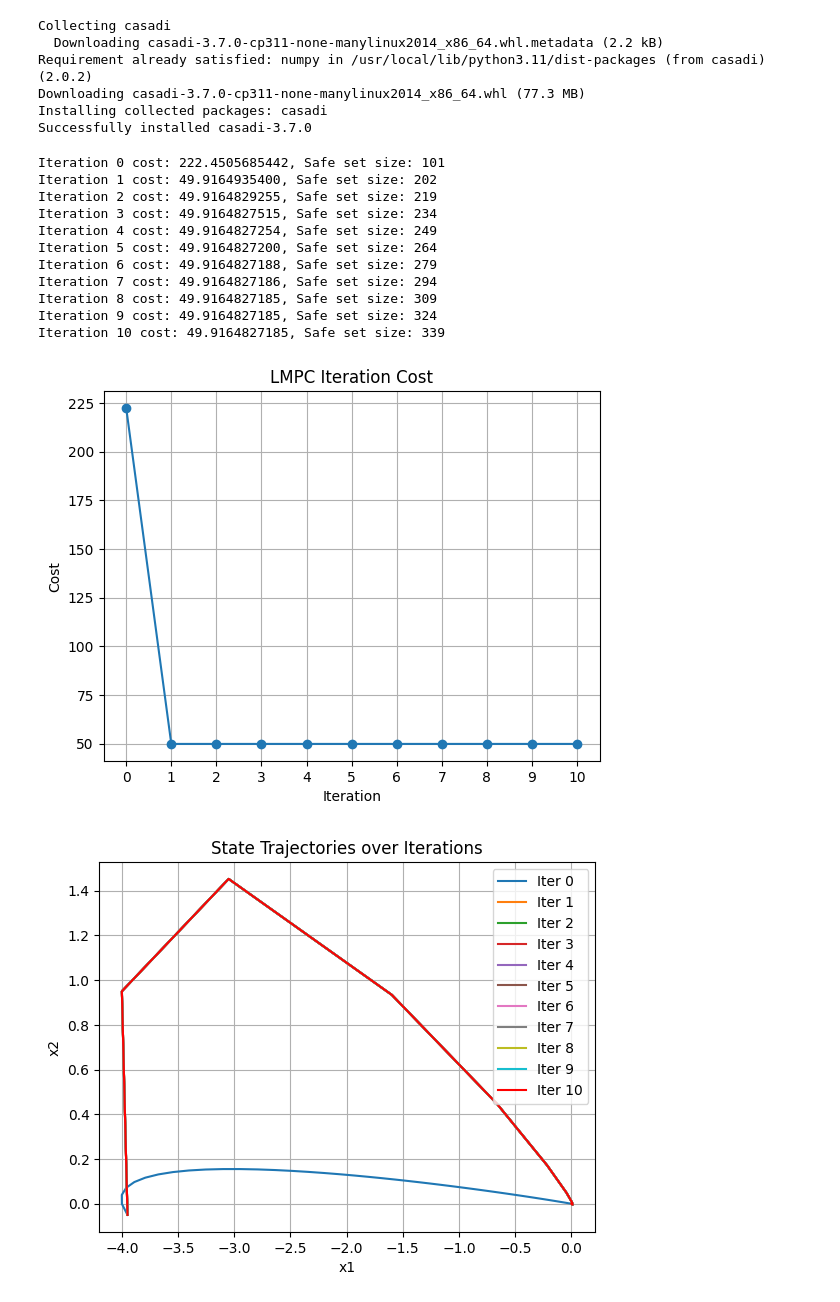
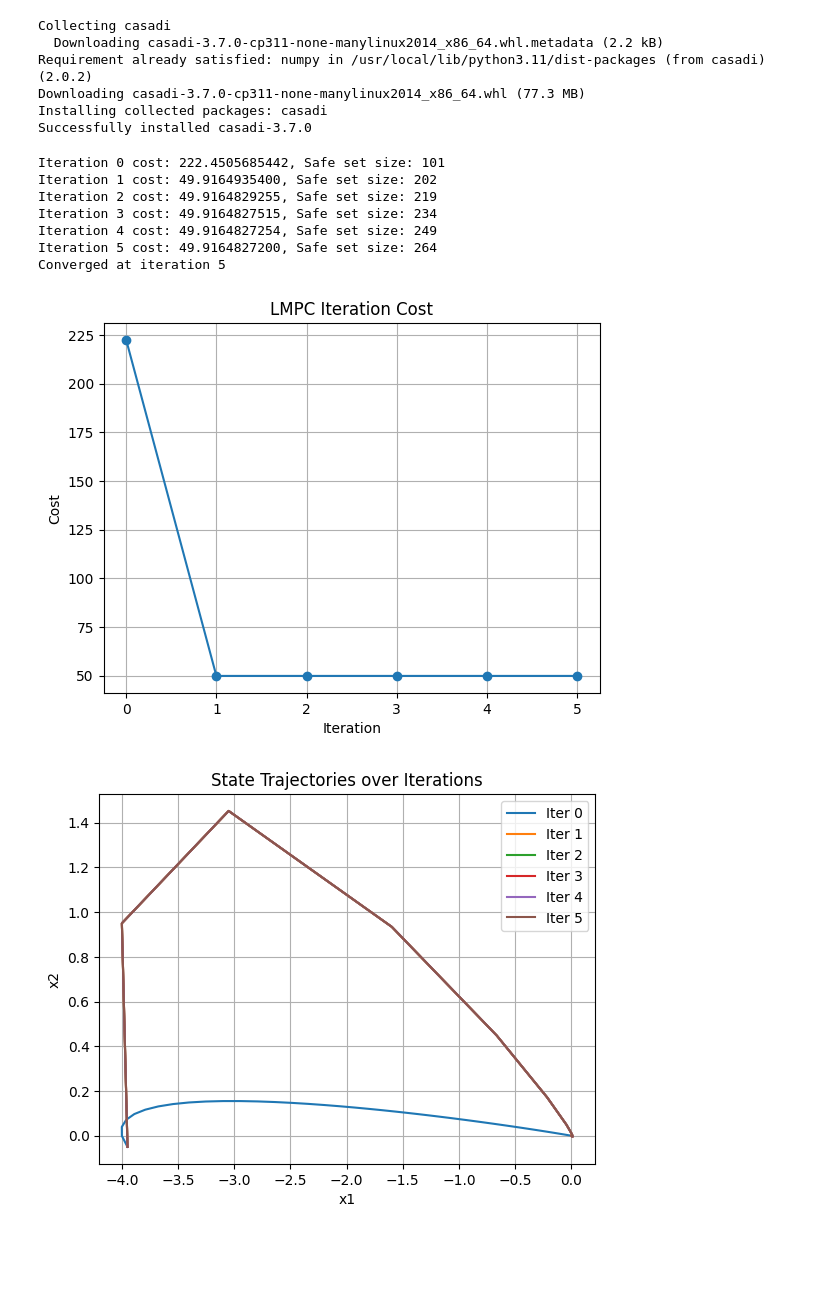
Before and after one commit to andrewyzhuang/mae271D, a Jupyter notebook: Test_2_LPMC.ipynb, the cells around one changed output. Cells and saved outputs as stored; diff of their text form; code cells hidden in the pictures; blank space fills up the shorter version.

Commit message:
added convergence exit criteria check

```diff
--- a/Test_2_LPMC.ipynb
+++ b/Test_2_LPMC.ipynb
@@ -197,46 +197,53 @@ for j in range(max_iters):
     all_trajectories.append(x_traj)
     print(f"Iteration {j+1} cost: {cost:.10f}, Safe set size: {len(ss_x)}")
 
+    # convergence exit criteria check
+    if j > 0:
+      prev = all_trajectories[-2]
+      curr = all_trajectories[-1]
+      if len(prev) == len(curr):
+          # find maximum L2 norm
+          max_diff = np.max([np.linalg.norm(x1 - x2)**2 for x1, x2 in zip(prev, curr)])
+          if max_diff < 1e-10:
+              print(f"Converged at iteration {j+1}")
+              break
+
 all_costs.insert(0, init_cost.item())
 
 # Plot cost per iteration
 plt.figure()
 ind = np.arange(0, j + 2)
 plt.plot(ind, all_costs, marker='o')
-plt.xticks(range(0, max_iters+1))
+plt.xticks(range(0, j+2))
 plt.xlabel('Iteration')
 plt.ylabel('Cost')
 plt.title('LMPC Iteration Cost')
 plt.grid(True)
 plt.show()
 
 # Plot trajectories
 plt.figure()
 x_plot = np.array(init_x_traj)
 plt.plot(x_plot[:, 0], x_plot[:, 1], label=f"Iter {0}")
 for j, x_traj in enumerate(all_trajectories):
     x_plot = np.array(x_traj)
     if j == 9:
       plt.plot(x_plot[:, 0], x_plot[:, 1], label=f"Iter 10", color='red')
     else:
       plt.plot(x_plot[:, 0], x_plot[:, 1], label=f"Iter {j+1}")
 plt.xlabel('x1')
 plt.ylabel('x2')
 plt.title('State Trajectories over Iterations')
 plt.legend()
 plt.grid(True)
 plt.show()
 # %% [output]
 Iteration 0 cost: 222.4505685442, Safe set size: 101
 Iteration 1 cost: 49.9164935400, Safe set size: 202
 Iteration 2 cost: 49.9164829255, Safe set size: 219
 Iteration 3 cost: 49.9164827515, Safe set size: 234
 Iteration 4 cost: 49.9164827254, Safe set size: 249
 Iteration 5 cost: 49.9164827200, Safe set size: 264
-Iteration 6 cost: 49.9164827188, Safe set size: 279
-Iteration 7 cost: 49.9164827186, Safe set size: 294
-Iteration 8 cost: 49.9164827185, Safe set size: 309
-Iteration 9 cost: 49.9164827185, Safe set size: 324
-Iteration 10 cost: 49.9164827185, Safe set size: 339
+Converged at iteration 5
-[figure, old version]
+[figure, new version]
-[figure, old version]
+[figure, new version]
```
Also changed, not shown: parts of 1 cell of this notebook.
